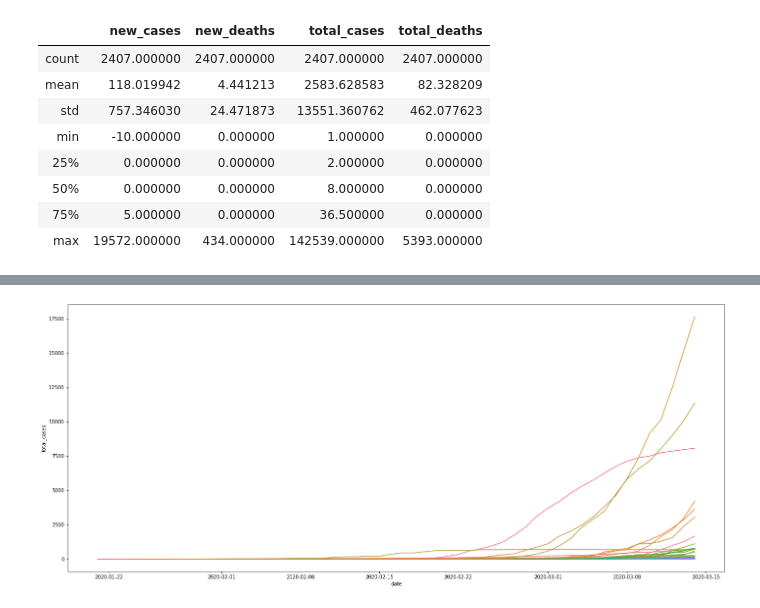
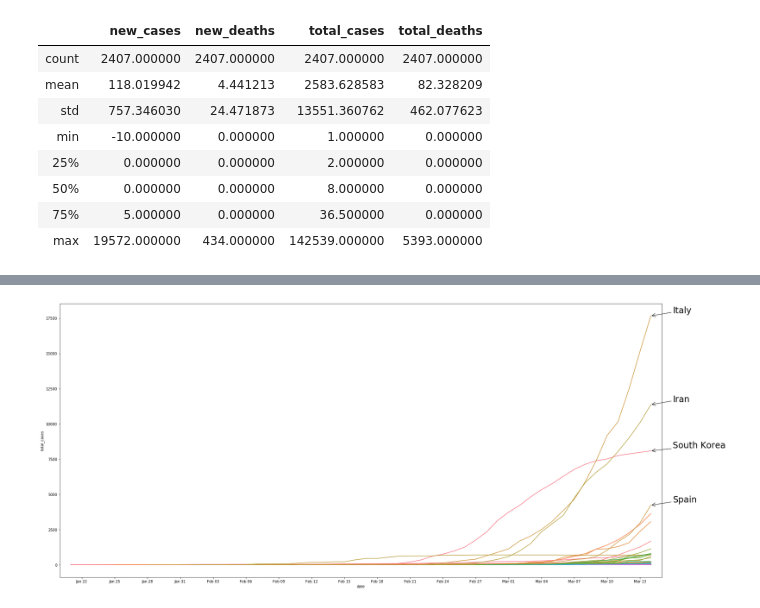
Before and after one commit to MohammedAlawami/corona-data-challenge, a Jupyter notebook: coronavirus_analysis.ipynb, the cells around one changed output, grey strips where cells are left out. Saved outputs shown, nothing was run; the diff lists cells and outputs as text; code cells hidden in the pictures.

```diff
--- a/coronavirus_analysis.ipynb
+++ b/coronavirus_analysis.ipynb
@@ -120,6 +116,20 @@ Name: location, dtype: object
-# %%
-plt.figure(figsize = (24, 10))
-ax = sns.lineplot(x="date", y="total_cases", hue="location", legend=False,  data=no_china_dataset)
-# ax.annotate(full_dataset.location[full_dataset.total_cases.max()], xy=(full_dataset.date.max(), full_dataset.total_cases.max()), xytext=(full_dataset.date.max(), full_dataset.total_cases.max()), arrowprops=dict(facecolor='black', shrink=0.05))
-# %% [output]
-[figure, removed]
+# %%
+
+plt.figure(figsize = (30, 14))
+
+ax = sns.lineplot(x="date", y="total_cases", hue="location", legend=False,  data=no_china_dataset)
+
+ax.xaxis_date()
+ax.xaxis.set_major_locator(mdates.DayLocator(interval=3))
+ax.xaxis.set_major_formatter(DateFormatter('%b %d'))
+
+ax.set_xlim([no_china_dataset.date.min() - datetime.timedelta(days=1), no_china_dataset.date.max() + datetime.timedelta(days=1)])
+
+for i in range(4):
+    ax.annotate(highest_countries.iloc[i].location,
+                xy=(no_china_dataset.date.max(), highest_countries.iloc[i].total_cases), fontsize=24,
+                xytext=(no_china_dataset.date.max() + datetime.timedelta(days=2),
+                        highest_countries.iloc[i].total_cases + 200),
+                arrowprops=dict(facecolor='black', arrowstyle="->"));
+# %% [output]
+[figure, added]
```
Also changed, not shown: parts of 13 cells of this notebook.
